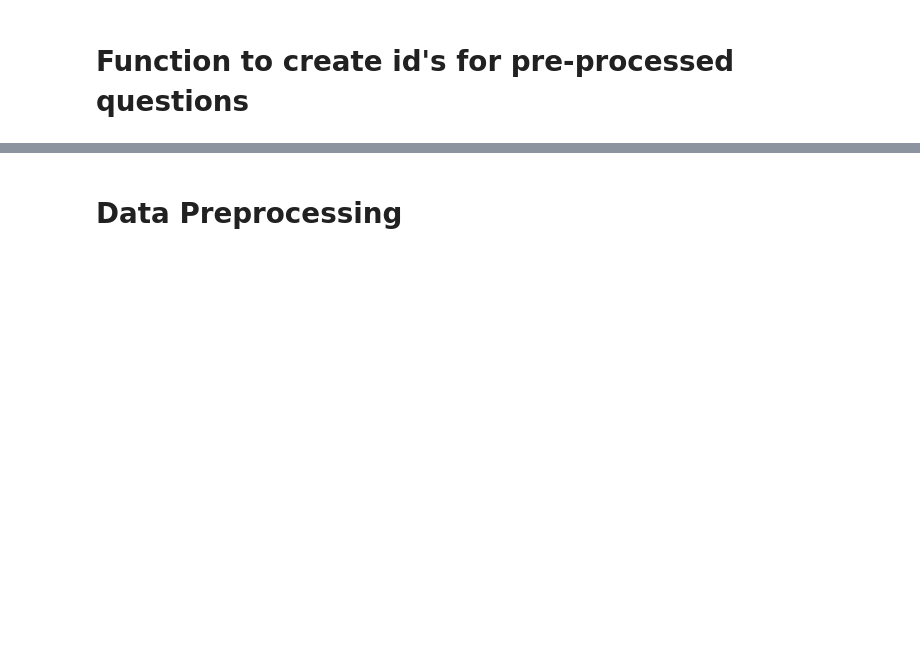
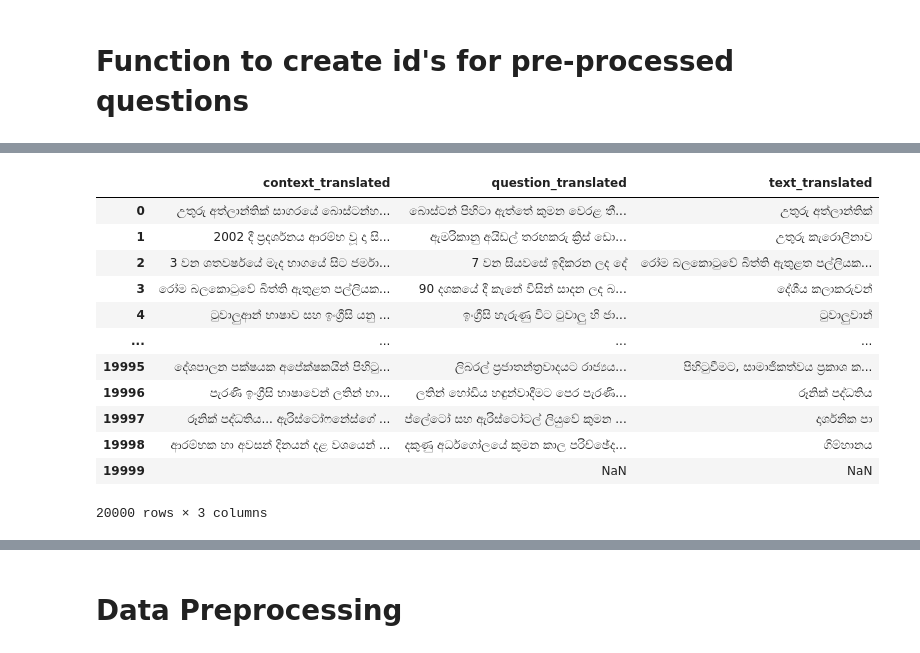
Before and after one commit to sathsaraRasantha/Question_Answering_for_Sinhala_Language_using_Deep_NN_Architectures, a Jupyter notebook: BiDAF.ipynb, the cells around one changed output, grey strips where cells are left out. Saved outputs shown, nothing was run; the diff lists cells and outputs as text; code cells hidden in the pictures; blank space fills up the shorter version.

```diff
--- a/BiDAF.ipynb
+++ b/BiDAF.ipynb
@@ -208 +193,19 @@ Saving cleaned_data.csv to cleaned_data.csv
+# %%
+data=pd.read_csv("english_sinhala_combined.csv")
+data=data.drop(['Unnamed: 0',	'context',	'question',	'text'	],axis=1)
+data
+# %% [output]
+|  | context_translated | question_translated | text_translated |
+| 0 | උතුරු අත්ලාන්තික් සාගරයේ බොස්ටන්හ... | බොස්ටන් පිහිටා ඇත්තේ කුමන වෙරළ තී... | උතුරු අත්ලාන්තික් |
+| 1 | 2002 දී ප්‍රදර්ශනය ආරම්භ වූ දා සි... | ඇමරිකානු අයිඩල් තරඟකරු ක්‍රිස් ඩො... | උතුරු කැරොලිනාව |
+| 2 | 3 වන ශතවර්ෂයේ මැද භාගයේ සිට ජර්මා... | 7 වන සියවසේ ඉදිකරන ලද දේ | රෝම බලකොටුවේ බිත්ති ඇතුළත පල්ලියක... |
+| 3 | රෝම බලකොටුවේ බිත්ති ඇතුළත පල්ලියක... | 90 දශකයේ දී කැනේ විසින් සාදන ලද බ... | දේශීය කලාකරුවන් |
+| 4 | ටුවාලුආන් භාෂාව සහ ඉංග්‍රීසි යනු ... | ඉංග්‍රීසි හැරුණු විට ටුවාලු හි ජා... | ටුවාලුවාන් |
+| ... | ... | ... | ... |
+| 19995 | දේශපාලන පක්ෂයක අපේක්ෂකයින් පිහිටු... | ලිබරල් ප්‍රජාතන්ත්‍රවාදයට රාජ්‍යය... | පිහිටුවීමට, සාමාජිකත්වය ප්‍රකාශ ක... |
+| 19996 | පැරණි ඉංග්‍රීසි භාෂාවෙන් ලතින් භා... | ලතින් හෝඩිය හඳුන්වාදීමට පෙර පැරණි... | රූනික් පද්ධතිය |
+| 19997 | රූනික් පද්ධතිය... ඇරිස්ටෝෆනේස්ගේ ... | ප්ලේටෝ සහ ඇරිස්ටෝටල් ලියුවේ කුමන ... | දාර්ශනික පා |
+| 19998 | ආරම්භක හා අවසන් දිනයන් දළ වශයෙන් ... | දකුණු අර්ධගෝලයේ කුමන කාල පරිච්ඡේද... | ගිම්හානය |
+| 19999 |  | NaN | NaN |
+20000 rows × 3 columns
 # %%
```
Also changed, not shown: parts of 36 cells of this notebook.
